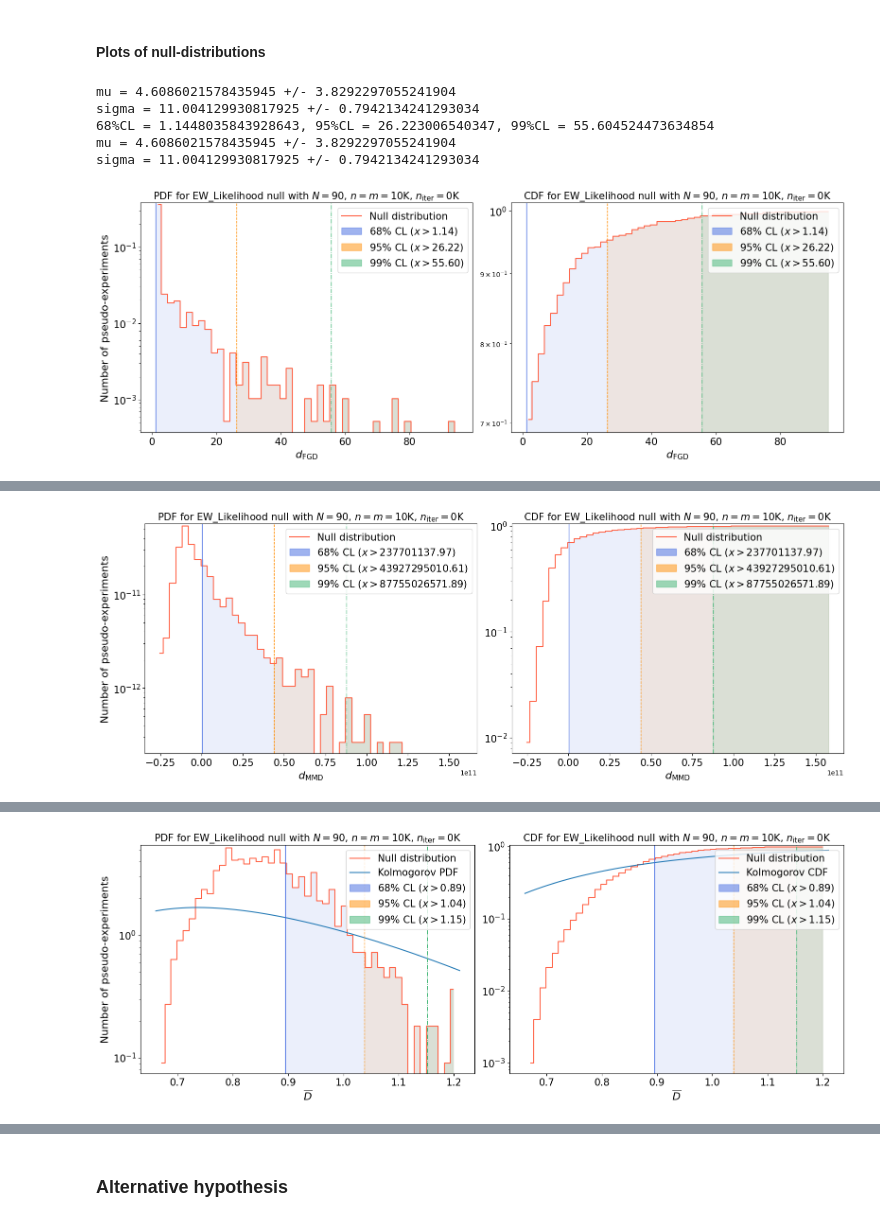
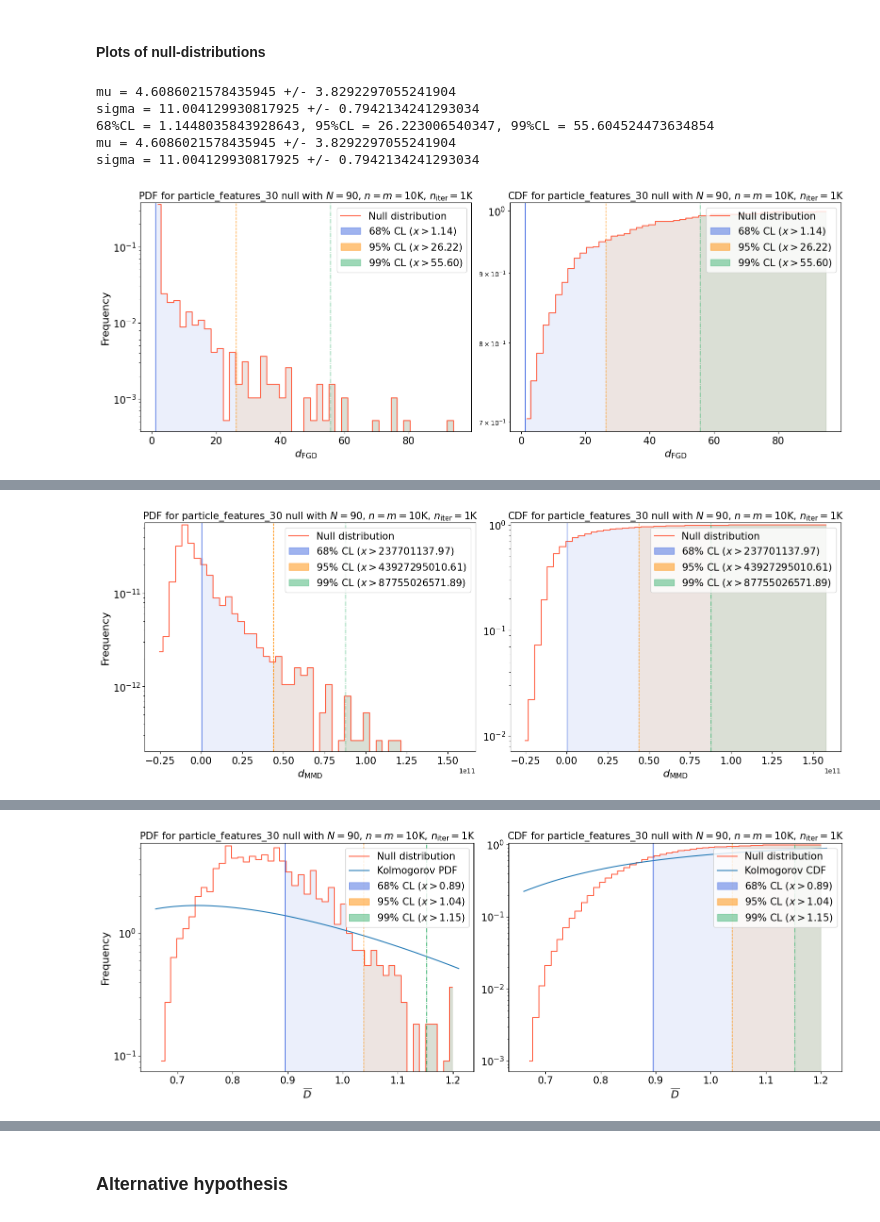
Before and after one commit to TwoSampleTests/JetNetMetrics, a Jupyter notebook: notebooks/particle_features_30_gluon_10K.ipynb, the cells around one changed output, grey strips where cells are left out. Drawn from its saved outputs; the diff is of its cells as text; code cells hidden in the pictures.

```diff
--- a/notebooks/particle_features_30_gluon_10K.ipynb
+++ b/notebooks/particle_features_30_gluon_10K.ipynb
@@ -389,7 +389,8 @@ for i in range(len(ds)):
 ## TwoSample Test
 # %%
 tests_dir = os.path.join(results_dir, "tests")
-if not os.path.exists(tests_dir):
+model_dir = os.path.join(tests_dir, '10K')
+if not os.path.exists(model_dir):
     os.makedirs(tests_dir)
 
 dataset = get_reduced_particle_features(particle_features)
@@ -398,10 +399,10 @@ dataset = get_reduced_particle_features(particle_features)
 # %% [markdown]
 ### Bootstrapping Null Hypothesis
 # %%
-null_hypotheses_dir = os.path.join(tests_dir, '10K', 'null_hypotheses')
+null_hypotheses_dir = os.path.join(model_dir, 'null_hypotheses')
 if not os.path.exists(null_hypotheses_dir):
     os.makedirs(null_hypotheses_dir)
-metrics_config_file = os.path.join(tests_dir, '10K', "metrics_config.json")
+metrics_config_file = os.path.join(model_dir, "metrics_config.json")
 # %%
 niter_tot = 1_000
 batch_size_test = 10_000
@@ -474,10 +503,12 @@ metrics_config = {unique_key: {"fgd": {"name": "fgd",
                                        "class_name": "GMetrics.FGDMetric",
                                        "kwargs": {"num_batches": 20,
                                                   "num_points": 10,
-                                                  "normalise": False},
+                                                  "normalise": False,
+                                                  "verbose": True},
                                        "result_key": "metric_list",
                                        "scale_func": lambda ns, ndims: 1,
                                        "scale_func_string": "lambda ns, ndims: 1",
+                                       "test_config": test_config_null,
                                        "max_vectorize": 8, # optimized for 5D
                                        "latex": "$d_{\mathrm{FGD}}$",
                                        "null_file": os.path.join(null_hypotheses_dir,"FGD.json")},
@@ -486,20 +517,23 @@ metrics_config = {unique_key: {"fgd": {"name": "fgd",
                                        "class_name": "GMetrics.MMDMetric",
                                        "kwargs": {"degree": 4,
                                                   "block_size": 10_000,
-                                                  "normalise": False},
+                                                  "normalise": False,
+                                                  "verbose": True},
                                        "result_key": "metric_list",
                                        "scale_func": lambda ns, ndims: 1,
                                        "scale_func_string": "lambda ns, ndims: 1",
+                                       "test_config": test_config_null,
                                        "max_vectorize": 8, # optimized for 5D
                                        "latex": "$d_{\mathrm{MMD}}$",
                                        "null_file": os.path.join(null_hypotheses_dir,"MMD.json")},
                                "ks":  {"name": "ks",
                                        "object_name": "KSTestNull",
                                        "class_name": "GMetrics.KSTest",
-                                       "kwargs": {},
+                                       "kwargs": {"verbose": True},
                                        "result_key": "statistic_means",
                                        "scale_func": lambda ns, _ : np.sqrt(ns),
                                        "scale_func_string": "lambda ns, _: np.sqrt(ns)",
+                                       "test_config": test_config_null,
                                        "max_vectorize": 720,
                                        "latex": "$\overline{D}$",
                                        "null_file": os.path.join(null_hypotheses_dir,"KS.json")},
@@ -507,10 +541,12 @@ metrics_config = {unique_key: {"fgd": {"name": "fgd",
                                        "object_name": "SKSTestNull",
                                        "class_name": "GMetrics.SKSTest",
                                        "kwargs": {"nslices": 100,
-                                                  "seed_slicing": 0},
+                                                  "seed_slicing": 0,
+                                                  "verbose": True},
                                        "result_key": "metric_means",
                                        "scale_func": lambda ns, _ : np.sqrt(ns),
                                        "scale_func_string": "lambda ns, _: np.sqrt(ns)",
+                                       "test_config": test_config_null,
                                        "max_vectorize": 800,
                                        "latex": "$\widetilde{D}$",
                                        "null_file": os.path.join(null_hypotheses_dir,"SKS.json")},
@@ -518,10 +554,12 @@ metrics_config = {unique_key: {"fgd": {"name": "fgd",
                                       "object_name": "SWDMetricNull",
                                       "class_name": "GMetrics.SWDMetric",
                                       "kwargs": {"nslices": 100,
-                                                 "seed_slicing": 0},
+                                                 "seed_slicing": 0,
+                                                  "verbose": True},
                                        "result_key": "metric_means",
                                        "scale_func": lambda ns, ndims: np.sqrt(ns/ndims),
                                        "scale_func_string": "lambda ns, ndims: np.sqrt(ns/ndims)",
+                                       "test_config": test_config_null,
                                        "max_vectorize": 800,
                                        "latex": "$\widetilde{W}$",
                                        "null_file": os.path.join(null_hypotheses_dir,"SWD.json")}}}
@@ -690,8 +716,8 @@ for metric in list(metrics_config[unique_key].values()):
         ax[0].plot(x, theoretical_pdf_ks, label="Kolmogorov PDF")
     ax[0].set_yscale(scale)
     ax[0].set_xlabel(r"%s"%latex, fontsize=16)
-    ax[0].set_ylabel('Number of pseudo-experiments', fontsize=16)
-    ax[0].set_title('PDF for EW_Likelihood null with $N = '+str(ndims)+'$, $n=m='+str(int(nsamples/1000))+'$K, $n_{\mathrm{iter}} = '+str(int(niter/1000))+'$K', fontsize=15)
+    ax[0].set_ylabel('Frequency', fontsize=16)
+    ax[0].set_title('PDF for particle_features_30 null with $N = '+str(ndims)+'$, $n=m='+str(int(nsamples/1000))+'$K, $n_{\mathrm{iter}} = '+str(int(niter_tot/1000))+'$K', fontsize=15)
     ax[0].tick_params(axis='x', labelsize=15)  # Set x-axis tick label size
     ax[0].tick_params(axis='y', labelsize=15)  # Set y-axis tick label size
 
@@ -724,7 +750,7 @@ for metric in list(metrics_config[unique_key].values()):
     #    ax[1].axhline(y=confidence_level, color=colors[i], linestyle=dash_styles[i], linewidth=0.5, alpha=1)
     ax[1].set_yscale(scale)
     ax[1].set_xlabel(r"%s"%latex, fontsize=16)
-    ax[1].set_title('CDF for EW_Likelihood null with $N = '+str(ndims)+'$, $n=m='+str(int(nsamples/1000))+'$K, $n_{\mathrm{iter}} = '+str(int(niter/1000))+'$K', fontsize=15)
+    ax[1].set_title('CDF for particle_features_30 null with $N = '+str(ndims)+'$, $n=m='+str(int(nsamples/1000))+'$K, $n_{\mathrm{iter}} = '+str(int(niter_tot/1000))+'$K', fontsize=15)
     ax[1].tick_params(axis='x', labelsize=15)  # Set x-axis tick label size
     ax[1].tick_params(axis='y', labelsize=15)  # Set y-axis tick label size
 
@@ -738,31 +764,31 @@ for metric in list(metrics_config[unique_key].values()):
             ax[1].fill_between(fill_x_range, 0, fill_y_values, color=colors[i], alpha=0.1, step='mid', label=f"{int(confidence_level * 100)}% CL ($x>{format(threshold_value, '.2f')}   $)")
         ax[1].axvline(x=threshold_value, linestyle=dash_styles[i], color=colors[i], linewidth=1)
 
     ax[1].set_ylim(current_ylim1)
     #for i, threshold in enumerate(thresholds):
     #    confidence, _, value = threshold
     #    ax[1].axvline(x=value, color=colors[i], linestyle=dash_styles[i], alpha=1, label=f"{int(confidence_level * 100)} CL% ($x>{format(threshold_value,'.2f')}$)")
 
     legend1 = ax[1].legend(loc='upper right', fontsize=15)
     for handle in legend1.legendHandles[-3:]:
         handle.set_alpha(0.5)  # Set to desired alpha value
 
     plt.subplots_adjust(wspace=0.1)  # Adjust this value to your liking
     plt.tight_layout()
     plt.savefig(figure_file)
     plt.show()
     plt.close()
 
     metric.update({"null_figure": figure_file})
 
     end = timer()
     print("Time elapsed:", end-start, "seconds.")
 
 GMetrics.utils.save_update_metrics_config(metrics_config = metrics_config, metrics_config_file = metrics_config_file) # type: ignore
 # %% [output]
 mu = 4.6086021578435945 +/- 3.8292297055241904
 sigma = 11.004129930817925 +/- 0.7942134241293034
 68%CL = 1.1448035843928643, 95%CL = 26.223006540347, 99%CL = 55.604524473634854
 mu = 4.6086021578435945 +/- 3.8292297055241904
 sigma = 11.004129930817925 +/- 0.7942134241293034
-[figure, old version]
+[figure, new version]
@@ -772,4 +798,4 @@ sigma = 21239672379.021458 +/- 1085222578.923081
 68%CL = 237701137.97070312, 95%CL = 43927295010.61133, 99%CL = 87755026571.89453
 mu = 17562510.325600587 +/- 1.4265783439906613e+19
 sigma = 21239672379.021458 +/- 1085222578.923081
-[figure, old version]
+[figure, new version]
@@ -779,4 +805,4 @@ sigma = 0.09499015212666163 +/- 0.002394686804123268
 68%CL = 0.8948830897895947, 95%CL = 1.0384259718035693, 99%CL = 1.1522702789679917
 mu = 0.8625153827046681 +/- 0.000285336392648262
 sigma = 0.09499015212666163 +/- 0.002394686804123268
-[figure, old version]
+[figure, new version]
```
Also changed, not shown: parts of 9 cells of this notebook, 12 other files.
